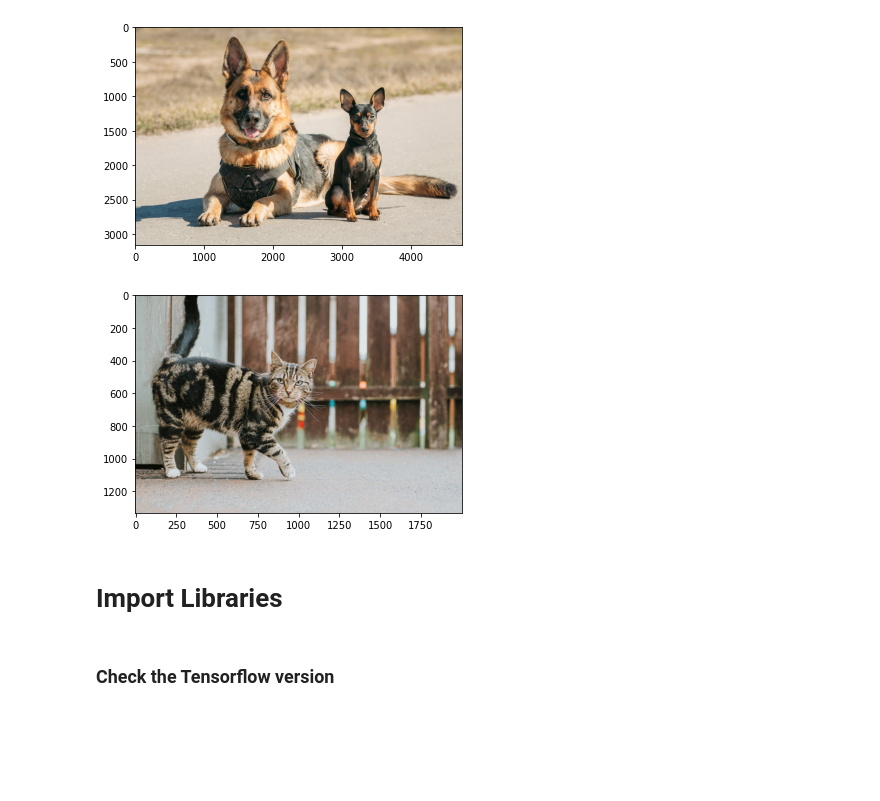
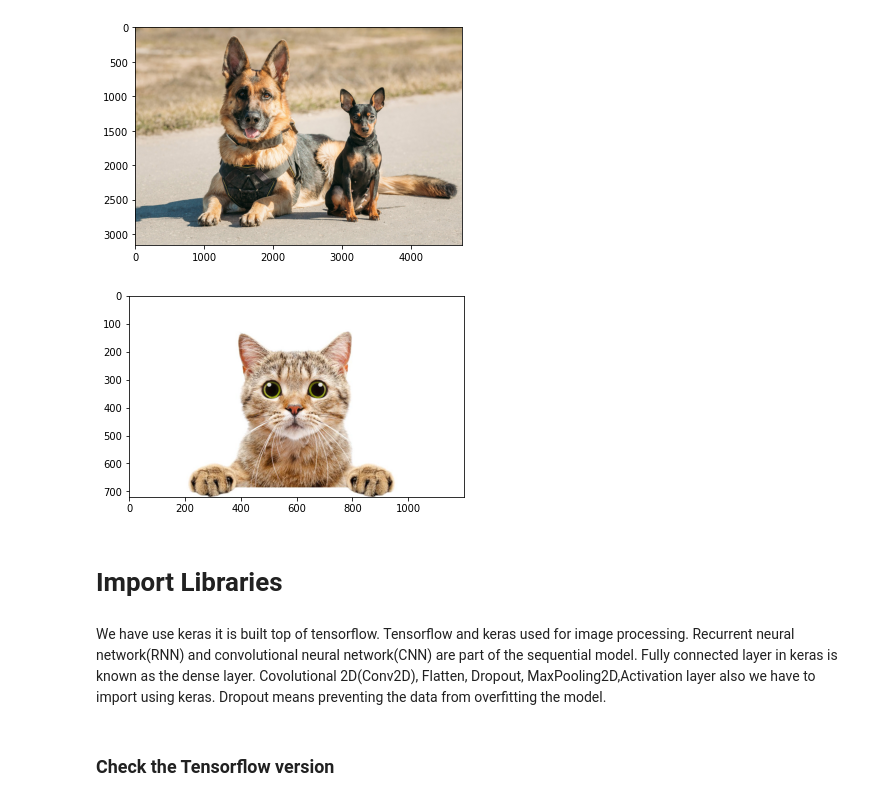
Before and after one commit to VellummyilumVinoth/Image_processing_using_Python, a Jupyter notebook: Image_processing_using_Python.ipynb, the cells around one changed output. Cells and saved outputs as stored; diff of their text form; code cells hidden in the pictures; blank space fills up the shorter version.

```diff
--- a/Image_processing_using_Python.ipynb
+++ b/Image_processing_using_Python.ipynb
@@ -13,13 +15,15 @@ plt.show()
 Populating the interactive namespace from numpy and matplotlib
 [figure]
 # %%
-img = mpimg.imread('/content/drive/MyDrive/Dogs and Cats Datasets/test/cats/cat_10.jpg')
+img = mpimg.imread('/content/drive/MyDrive/Dogs and Cats Datasets/test/cats/cat_106.jpg')
 imgplot = plt.imshow(img)
 plt.show()
 # %% [output]
-[figure, old version]
+[figure, new version]
 # %% [markdown]
 # Import Libraries
+# %% [markdown]
+We have use keras it is built top of tensorflow. Tensorflow and keras used for image processing. Recurrent neural network(RNN) and convolutional neural network(CNN) are part of the sequential model. Fully connected layer in keras is known as the dense layer. Covolutional 2D(Conv2D), Flatten, Dropout, MaxPooling2D,Activation layer also we have to import using keras. Dropout means preventing the data from overfitting the model.
 # %%
 import tensorflow
 from tensorflow.keras.preprocessing.image import ImageDataGenerator
```
Also changed, not shown: parts of 9 cells of this notebook.
